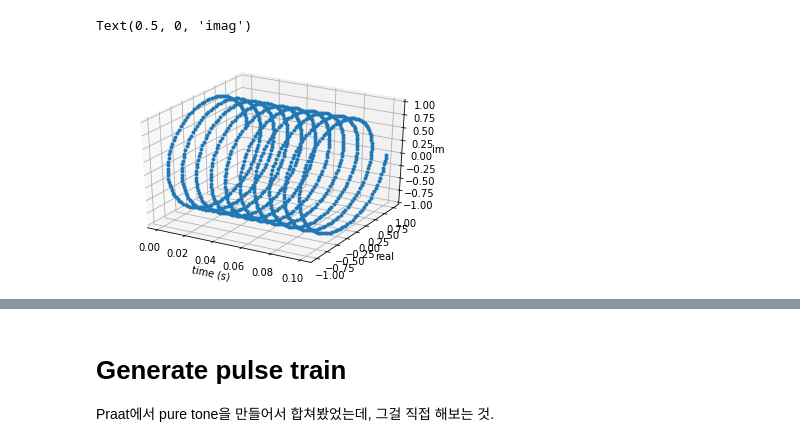
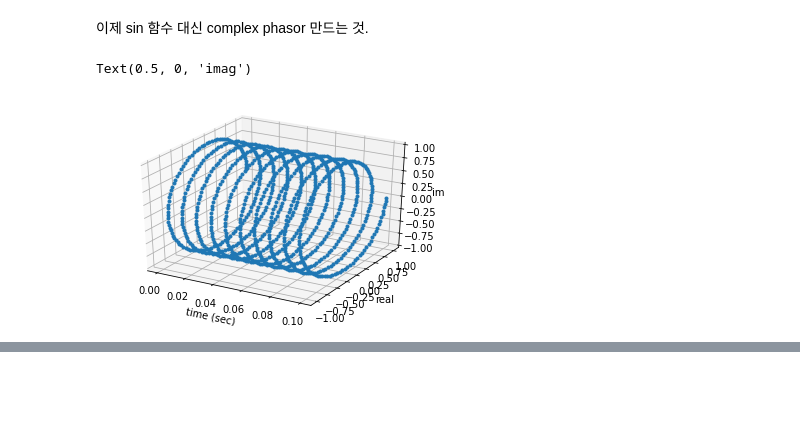
Before and after one commit to daonly/2021Spring, a Jupyter notebook: sound.ipynb, the cells around one changed output, grey strips where cells are left out. Cells and saved outputs as stored; diff of their text form; code cells hidden in the pictures; blank space fills up the shorter version.

```diff
--- a/sound.ipynb
+++ b/sound.ipynb
@@ -69,12 +41,16 @@ c = np.exp(theta*1j) #3차원에서의 phasor를 만들 수 있게 해줌. e와
+# %% [markdown]
+이제 sin 함수 대신 complex phasor 만드는 것.
+# %%
+# generate signal by complex-phasor
+c = amp*np.exp(theta*1j) #e가 exponential, i 허수가 1j로 표시됨. #c는 complex number.
 # %%
 fig = plt.figure()
 ax = plt.subplot(111, projection='3d')
 ax.plot(t[0:1000], c.real[0:1000], c.imag[0:1000], '.')
-ax.set_xlabel('time (s)') #x축이 시간임.
-ax.set_ylabel('real') #a+bi의 형태라면, a를 넣은 것임.
-ax.set_zlabel('imag') #imaginary.
-e를 쓰면 입체적인 3차원 그래프를 만들 수 있음.
+ax.set_xlabel('time (sec)')
+ax.set_ylabel('real')
+ax.set_zlabel('imag')
 # %% [output]
 Text(0.5, 0, 'imag')
-[figure, old version]
+[figure, new version]
 # %%
@@ -95,5 +77,2 @@ ipd.Audio(s, rate=sr)
 # %% [output]
 [interactive output not drawn]
-# %% [markdown]
-# Generate pulse train
-Praat에서 pure tone을 만들어서 합쳐봤었는데, 그걸 직접 해보는 것.
```
Also changed, not shown: parts of 27 cells of this notebook.
